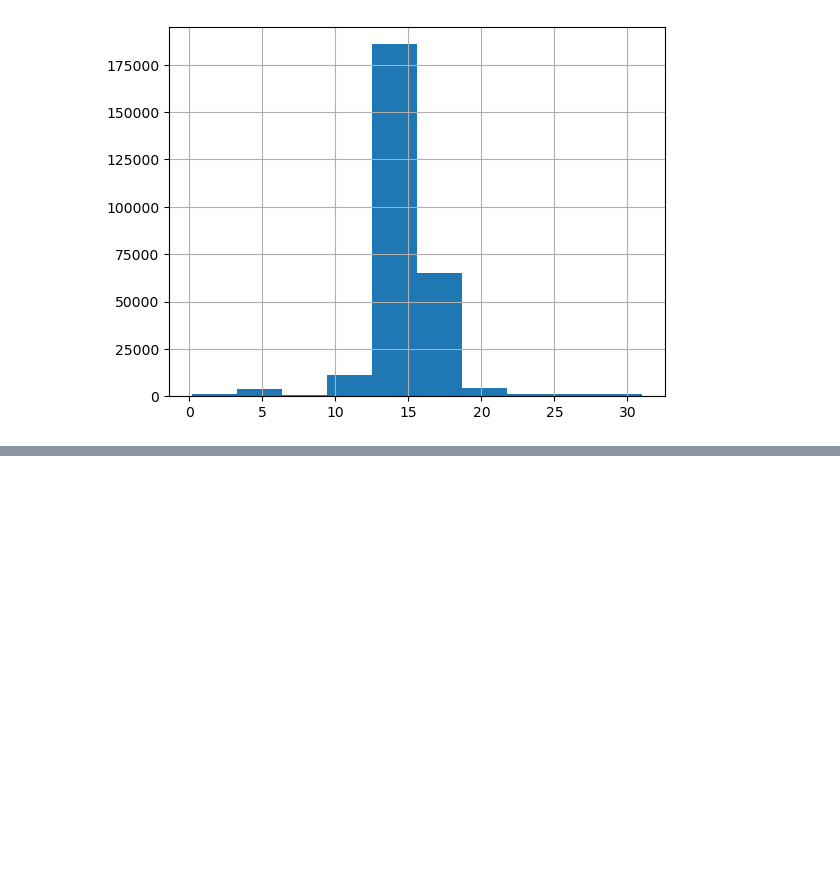
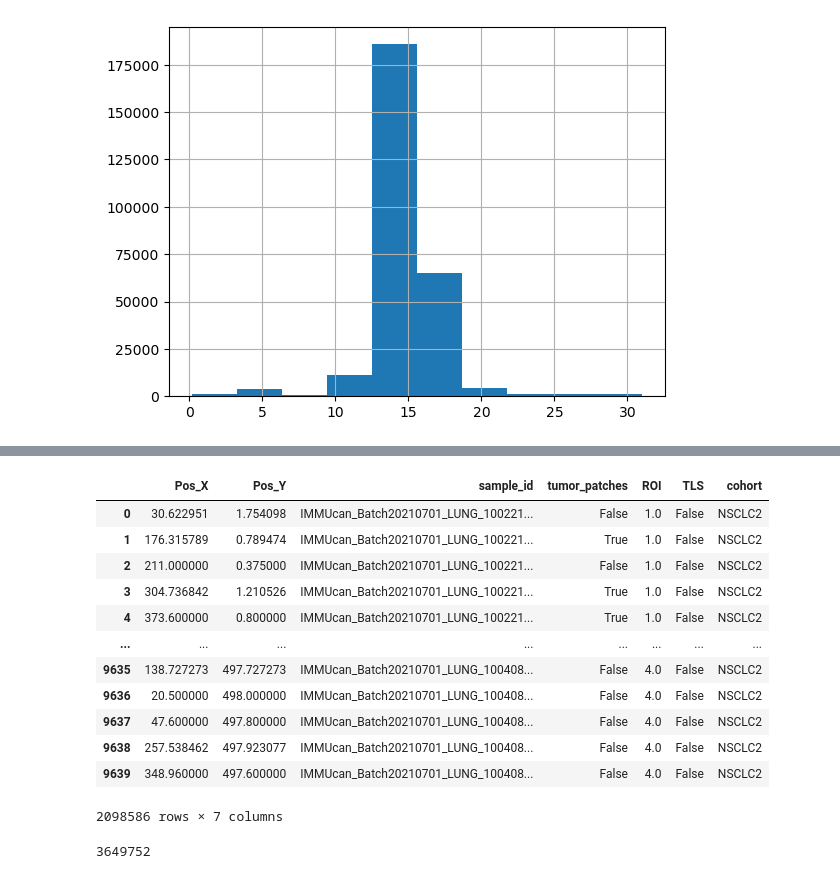
Before and after one commit to mouneem/Spatial-Omics-Networks-Benchmark-, a Jupyter notebook: pipelines/2 - Distance definition.ipynb, the cells around one changed output, grey strips where cells are left out. Drawn from its saved outputs; the diff is of its cells as text; code cells hidden in the pictures; blank space fills up the shorter version.

```diff
--- a/pipelines/2 - Distance definition.ipynb
+++ b/pipelines/2 - Distance definition.ipynb
@@ -82,0 +103,20 @@ distances
+# %%
+CellCohort
+# %% [output]
+|  | Pos_X | Pos_Y | sample_id | tumor_patches | ROI | TLS | cohort |
+| 0 | 30.622951 | 1.754098 | IMMUcan_Batch20210701_LUNG_100221... | False | 1.0 | False | NSCLC2 |
+| 1 | 176.315789 | 0.789474 | IMMUcan_Batch20210701_LUNG_100221... | True | 1.0 | False | NSCLC2 |
+| 2 | 211.000000 | 0.375000 | IMMUcan_Batch20210701_LUNG_100221... | False | 1.0 | False | NSCLC2 |
+| 3 | 304.736842 | 1.210526 | IMMUcan_Batch20210701_LUNG_100221... | True | 1.0 | False | NSCLC2 |
+| 4 | 373.600000 | 0.800000 | IMMUcan_Batch20210701_LUNG_100221... | True | 1.0 | False | NSCLC2 |
+| ... | ... | ... | ... | ... | ... | ... | ... |
+| 9635 | 138.727273 | 497.727273 | IMMUcan_Batch20210701_LUNG_100408... | False | 4.0 | False | NSCLC2 |
+| 9636 | 20.500000 | 498.000000 | IMMUcan_Batch20210701_LUNG_100408... | False | 4.0 | False | NSCLC2 |
+| 9637 | 47.600000 | 497.800000 | IMMUcan_Batch20210701_LUNG_100408... | False | 4.0 | False | NSCLC2 |
+| 9638 | 257.538462 | 497.923077 | IMMUcan_Batch20210701_LUNG_100408... | False | 4.0 | False | NSCLC2 |
+| 9639 | 348.960000 | 497.600000 | IMMUcan_Batch20210701_LUNG_100408... | False | 4.0 | False | NSCLC2 |
+2098586 rows × 7 columns
+# %%
+1824876 + 1824876
+# %% [output]
+3649752
```
Also changed, not shown: parts of 9 cells of this notebook, 1 other file.
